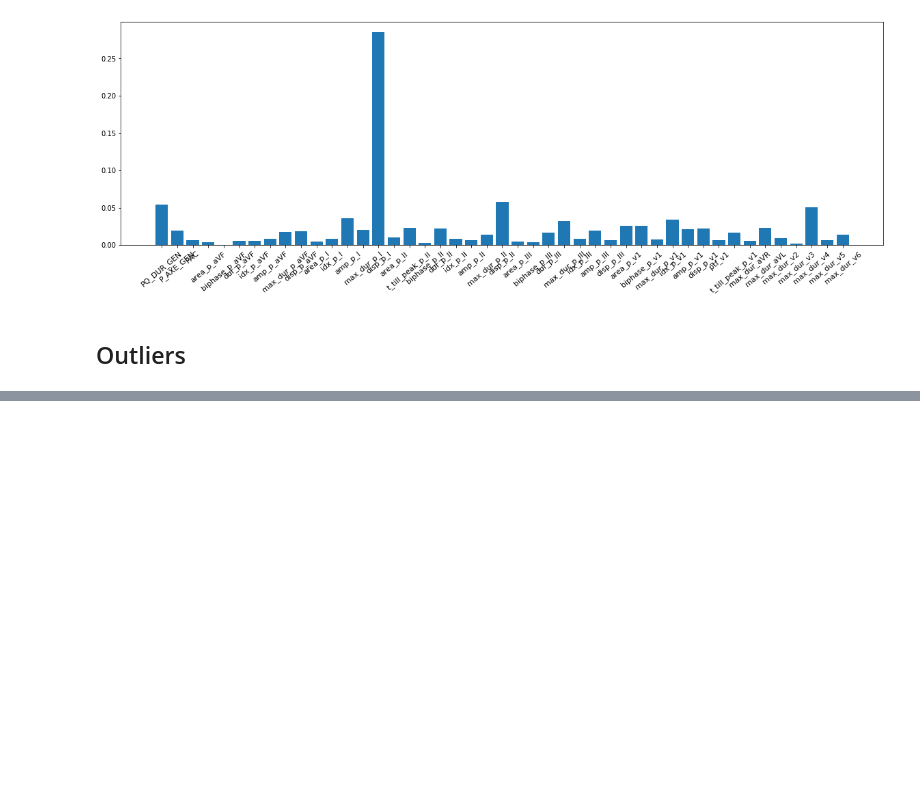
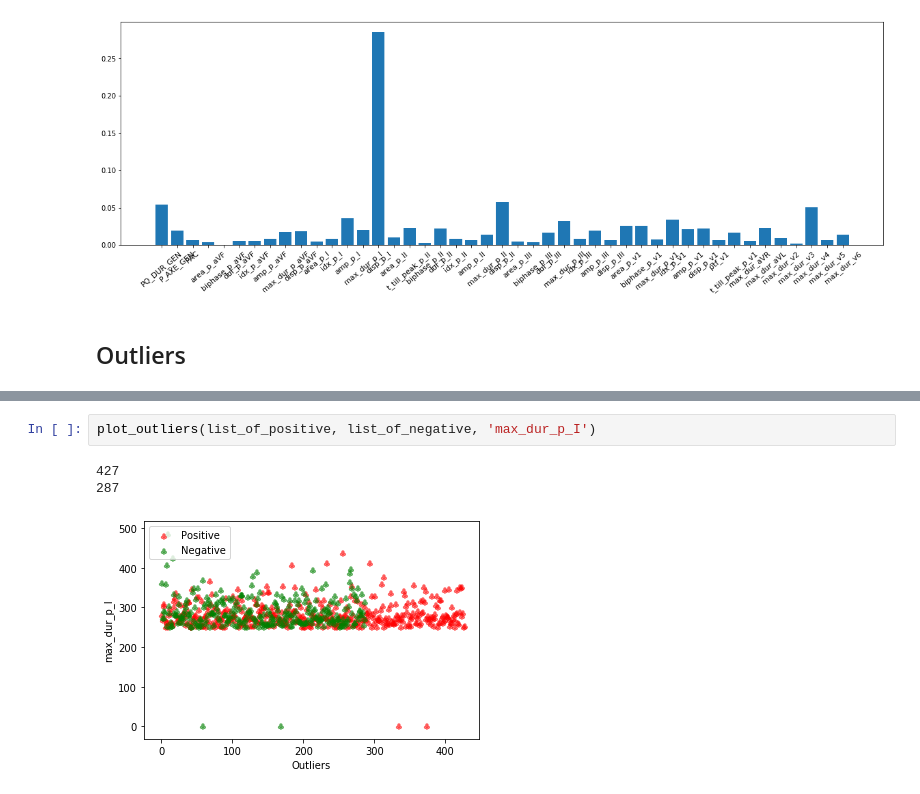
Before and after one commit to adasegroup/MMDF-multimodal-medical-features, a Jupyter notebook: Visualization/feature_importance_outliers.ipynb, the cells around one changed output, grey strips where cells are left out. Saved outputs shown, nothing was run; the diff lists cells and outputs as text; blank space fills up the shorter version.

```diff
--- a/Visualization/feature_importance_outliers.ipynb
+++ b/Visualization/feature_importance_outliers.ipynb
@@ -38,0 +56,6 @@ feature_importance_by_xgb(table, feature_list, size_x = 30, size_y = 6)
+# %%
+plot_outliers(list_of_positive, list_of_negative, 'max_dur_p_I')
+# %% [output]
+427
+287
+[figure, added]
```
Also changed, not shown: parts of 8 cells of this notebook, 2 other files.
